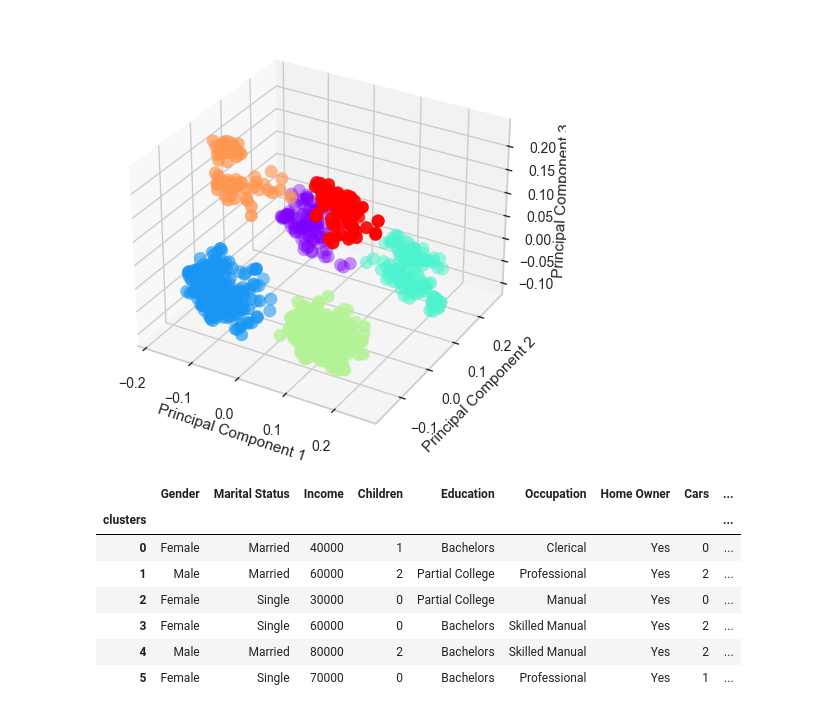
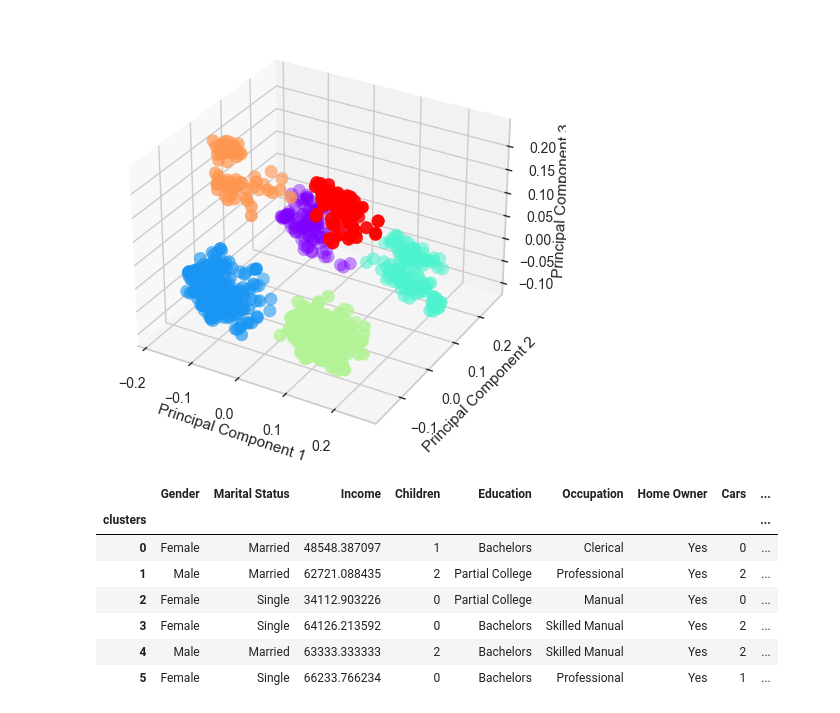
Before and after one commit to moshchev/data_analytics_ws23, a Jupyter notebook: kmeans_embeddings.ipynb, the cells around one changed output. Cells and saved outputs as stored; diff of their text form; code cells hidden in the pictures.

```diff
--- a/kmeans_embeddings.ipynb
+++ b/kmeans_embeddings.ipynb
@@ -131,24 +127,24 @@ data['clusters'] = clusters
 # %%
 data.groupby('clusters').agg({
     'Gender':pd.Series.mode,
     'Marital Status':pd.Series.mode,
-    'Income':pd.Series.mode,
+    'Income':pd.Series.mean,
     'Children':pd.Series.mode,
     'Education':pd.Series.mode,
     'Occupation':pd.Series.mode,
     'Home Owner':pd.Series.mode,
     'Cars':pd.Series.mode,
     'Commute Distance':pd.Series.mode,
     'Region':pd.Series.mode,
     'Age':pd.Series.mode,
     'Purchased Bike':pd.Series.mode
     })
 # %% [output]
 |  | Gender | Marital Status | Income | Children | Education | Occupation | Home Owner | Cars | ... |
 | clusters |  |  |  |  |  |  |  |  | ... |
-| 0 | Female | Married | 40000 | 1 | Bachelors | Clerical | Yes | 0 | ... |
-| 1 | Male | Married | 60000 | 2 | Partial College | Professional | Yes | 2 | ... |
-| 2 | Female | Single | 30000 | 0 | Partial College | Manual | Yes | 0 | ... |
-| 3 | Female | Single | 60000 | 0 | Bachelors | Skilled Manual | Yes | 2 | ... |
-| 4 | Male | Married | 80000 | 2 | Bachelors | Skilled Manual | Yes | 2 | ... |
-| 5 | Female | Single | 70000 | 0 | Bachelors | Professional | Yes | 1 | ... |
+| 0 | Female | Married | 48548.387097 | 1 | Bachelors | Clerical | Yes | 0 | ... |
+| 1 | Male | Married | 62721.088435 | 2 | Partial College | Professional | Yes | 2 | ... |
+| 2 | Female | Single | 34112.903226 | 0 | Partial College | Manual | Yes | 0 | ... |
+| 3 | Female | Single | 64126.213592 | 0 | Bachelors | Skilled Manual | Yes | 2 | ... |
+| 4 | Male | Married | 63333.333333 | 2 | Bachelors | Skilled Manual | Yes | 2 | ... |
+| 5 | Female | Single | 66233.766234 | 0 | Bachelors | Professional | Yes | 1 | ... |
```
Also changed, not shown: parts of 2 cells of this notebook.
